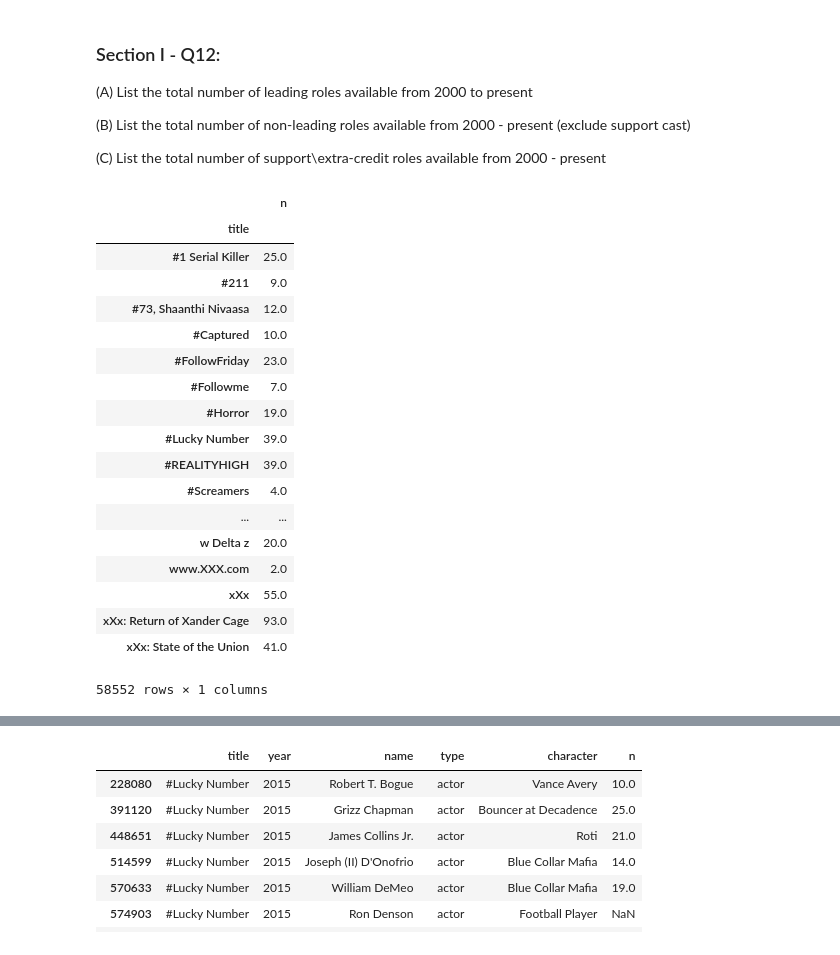
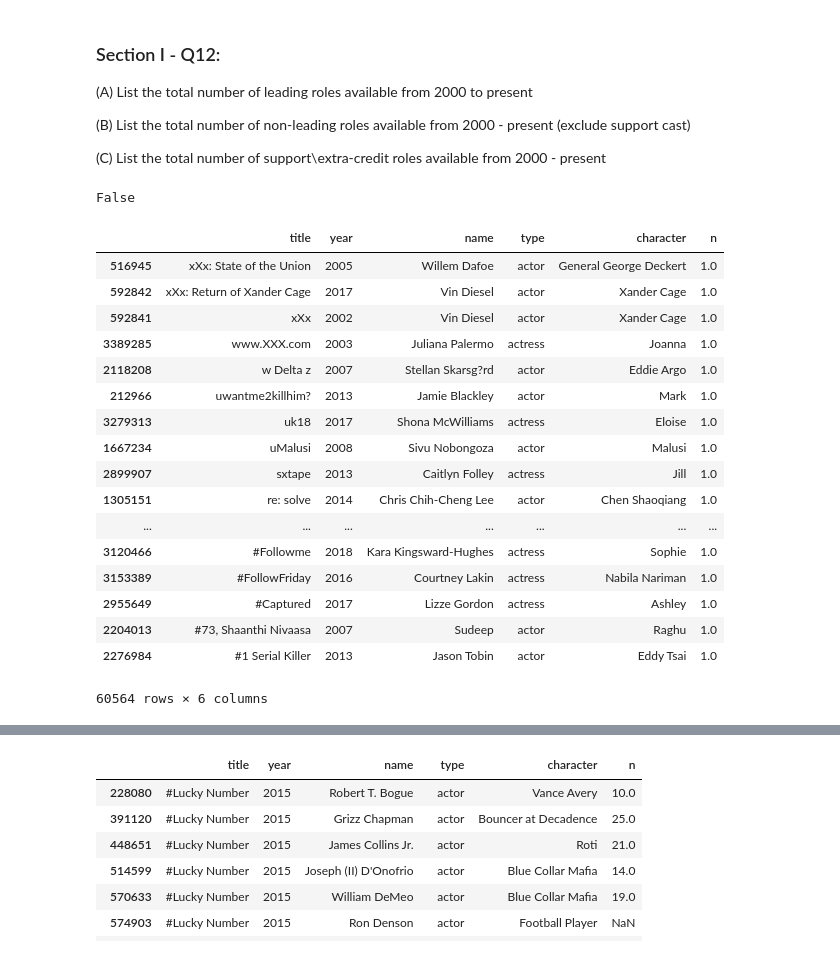
Before and after one commit to Purvi-Rekh/Pandas_mini_project, a Jupyter notebook: Mini_Project_Data_Wrangling_Pandas (1).ipynb, the cells around one changed output, grey strips where cells are left out. Cells and saved outputs as stored; diff of their text form; code cells hidden in the pictures.

```diff
--- a/Mini_Project_Data_Wrangling_Pandas (1).ipynb
+++ b/Mini_Project_Data_Wrangling_Pandas (1).ipynb
@@ -483,31 +492,35 @@ cast[((cast.type == "actor") | (cast.type == "actress")) & (cast.year >= 2007) &
 (B) List the total number of non-leading roles available from 2000 - present (exclude support cast)
 
 (C) List the total number of support\extra-credit roles available from 2000 - present
+# %%
+"support cast" in cast.type
+# %% [output]
+False
 # %%
 import datetime
 import numpy as np
 now = datetime.datetime.now()
-leading=cast[(cast.n.isnull() == False) & (cast.year >=2000) & (cast.year <= now.year)].sort_values(by=["title","year"],ascending = False)
-leading_cast = leading.groupby(["title"])
-leading_cast.agg({"n":np.max})
+leading=cast[(cast.n == 1) & (cast.year >=2000) & (cast.year <= now.year)].sort_values(by=["title","year"],ascending = False)
+leading
+#leading_cast = leading.groupby(["title"])
+#leading_cast.agg({"n":np.max})
 #print(leading_cast)
 # %% [output]
-|  | n |
-| title |  |
-| #1 Serial Killer | 25.0 |
-| #211 | 9.0 |
-| #73, Shaanthi Nivaasa | 12.0 |
-| #Captured | 10.0 |
-| #FollowFriday | 23.0 |
-| #Followme | 7.0 |
-| #Horror | 19.0 |
-| #Lucky Number | 39.0 |
-| #REALITYHIGH | 39.0 |
-| #Screamers | 4.0 |
-| ... | ... |
-| w Delta z | 20.0 |
-| www.XXX.com | 2.0 |
-| xXx | 55.0 |
-| xXx: Return of Xander Cage | 93.0 |
-| xXx: State of the Union | 41.0 |
+|  | title | year | name | type | character | n |
+| 516945 | xXx: State of the Union | 2005 | Willem Dafoe | actor | General George Deckert | 1.0 |
+| 592842 | xXx: Return of Xander Cage | 2017 | Vin Diesel | actor | Xander Cage | 1.0 |
+| 592841 | xXx | 2002 | Vin Diesel | actor | Xander Cage | 1.0 |
+| 3389285 | www.XXX.com | 2003 | Juliana Palermo | actress | Joanna | 1.0 |
+| 2118208 | w Delta z | 2007 | Stellan Skarsg?rd | actor | Eddie Argo | 1.0 |
+| 212966 | uwantme2killhim? | 2013 | Jamie Blackley | actor | Mark | 1.0 |
+| 3279313 | uk18 | 2017 | Shona McWilliams | actress | Eloise | 1.0 |
+| 1667234 | uMalusi | 2008 | Sivu Nobongoza | actor | Malusi | 1.0 |
+| 2899907 | sxtape | 2013 | Caitlyn Folley | actress | Jill | 1.0 |
+| 1305151 | re: solve | 2014 | Chris Chih-Cheng Lee | actor | Chen Shaoqiang | 1.0 |
+| ... | ... | ... | ... | ... | ... | ... |
+| 3120466 | #Followme | 2018 | Kara Kingsward-Hughes | actress | Sophie | 1.0 |
+| 3153389 | #FollowFriday | 2016 | Courtney Lakin | actress | Nabila Nariman | 1.0 |
+| 2955649 | #Captured | 2017 | Lizze Gordon | actress | Ashley | 1.0 |
+| 2204013 | #73, Shaanthi Nivaasa | 2007 | Sudeep | actor | Raghu | 1.0 |
+| 2276984 | #1 Serial Killer | 2013 | Jason Tobin | actor | Eddy Tsai | 1.0 |
-58552 rows × 1 columns
+60564 rows × 6 columns
```
Also changed, not shown: parts of 40 cells of this notebook.
